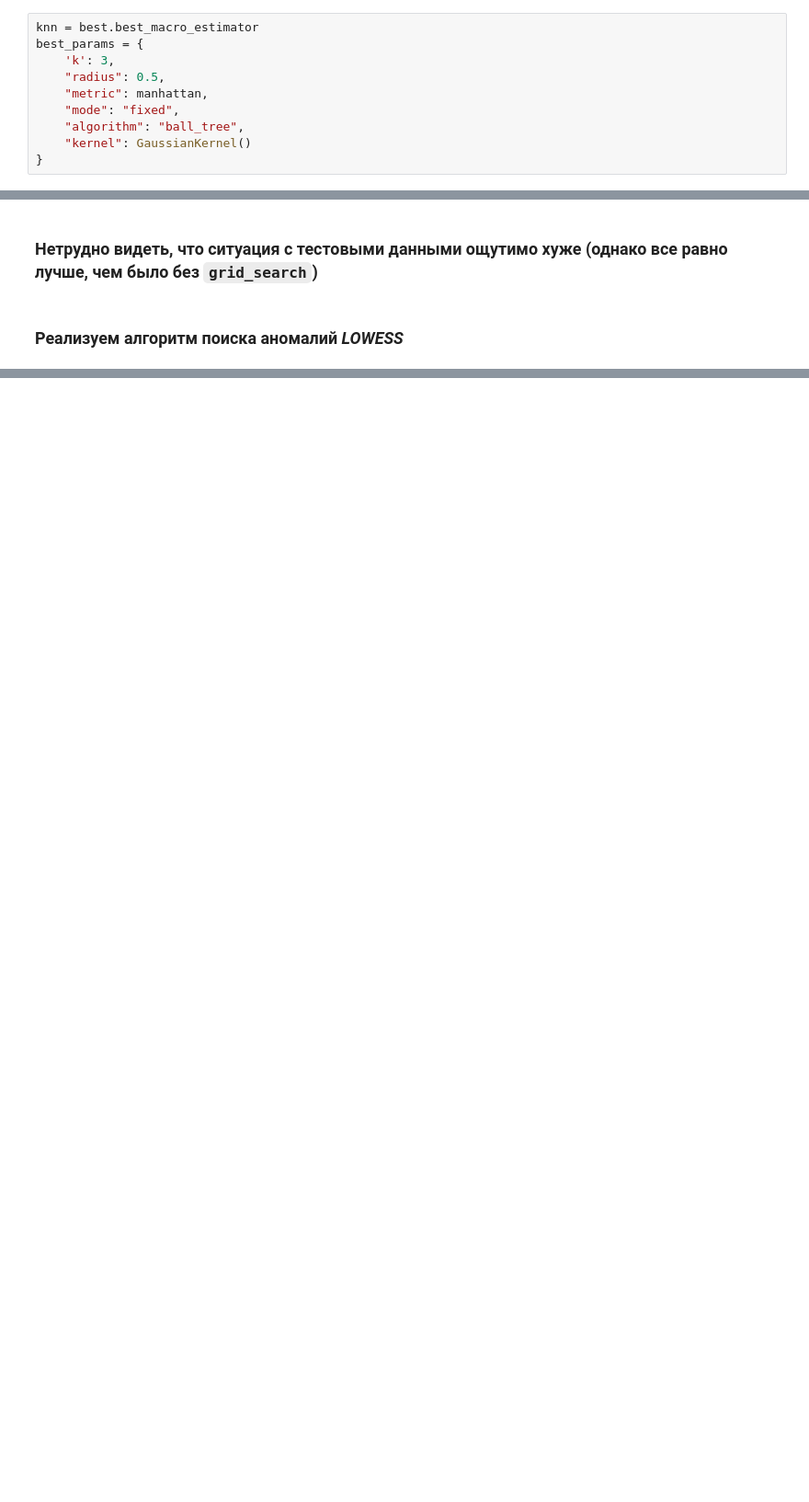
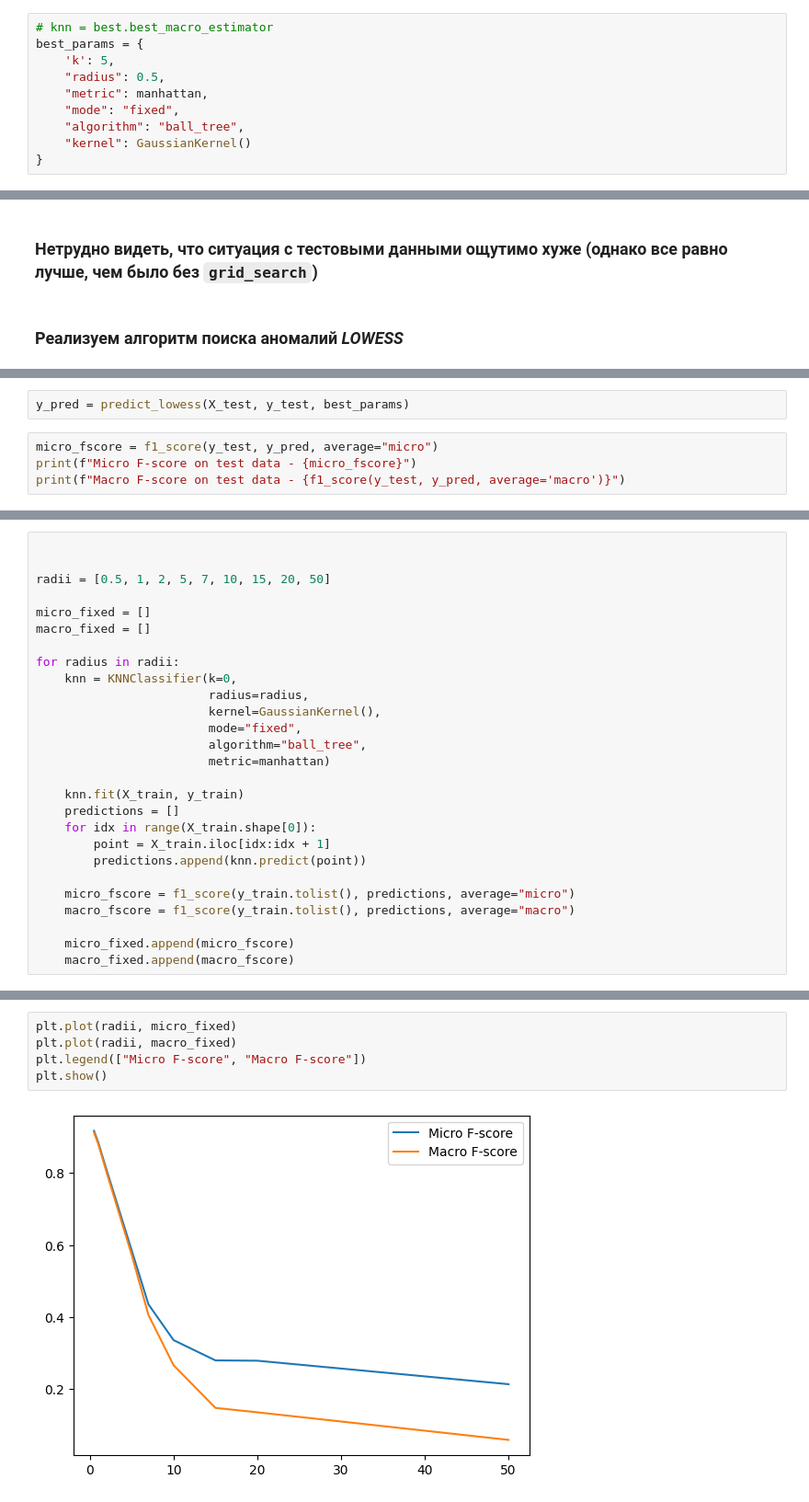
Before and after one commit to awwaw/data_analysis_dataset, a Jupyter notebook: KNN/KNN.ipynb, the cells around one changed output, grey strips where cells are left out. Shown: that part at 92% size. Saved outputs shown, nothing was run; the diff lists cells and outputs as text; blank space fills up the shorter version.

Commit message:
LOWESS added + graphs

```diff
--- a/KNN/KNN.ipynb
+++ b/KNN/KNN.ipynb
@@ -437,9 +417,9 @@ Best macro params - {'k': 3, 'radius': 0.5, 'metric': <function manhattan at 0x.
 # %% [markdown]
 #### Этот перебор, к сожалению, работает примерно за 50 минут
 # %%
-knn = best.best_macro_estimator
+# knn = best.best_macro_estimator
 best_params = {
-    'k': 3,
+    'k': 5,
     "radius": 0.5,
     "metric": manhattan,
     "mode": "fixed",
@@ -485,0 +554,6 @@ def predict_lowess(X: pd.DataFrame, y: pd.Series, params: dict, lowess_kernel: K
+# %%
+y_pred = predict_lowess(X_test, y_test, best_params)
+# %%
+micro_fscore = f1_score(y_test, y_pred, average="micro")
+print(f"Micro F-score on test data - {micro_fscore}")
+print(f"Macro F-score on test data - {f1_score(y_test, y_pred, average='macro')}")
@@ -485,0 +570,27 @@ def predict_lowess(X: pd.DataFrame, y: pd.Series, params: dict, lowess_kernel: K
+# %%
+
+
+radii = [0.5, 1, 2, 5, 7, 10, 15, 20, 50]
+
+micro_fixed = []
+macro_fixed = []
+
+for radius in radii:
+    knn = KNNClassifier(k=0,
+                        radius=radius,
+                        kernel=GaussianKernel(),
+                        mode="fixed",
+                        algorithm="ball_tree",
+                        metric=manhattan)
+
+    knn.fit(X_train, y_train)
+    predictions = []
+    for idx in range(X_train.shape[0]):
+        point = X_train.iloc[idx:idx + 1]
+        predictions.append(knn.predict(point))
+
+    micro_fscore = f1_score(y_train.tolist(), predictions, average="micro")
+    macro_fscore = f1_score(y_train.tolist(), predictions, average="macro")
+
+    micro_fixed.append(micro_fscore)
+    macro_fixed.append(macro_fscore)
@@ -485,0 +600,7 @@ def predict_lowess(X: pd.DataFrame, y: pd.Series, params: dict, lowess_kernel: K
+# %%
+plt.plot(radii, micro_fixed)
+plt.plot(radii, macro_fixed)
+plt.legend(["Micro F-score", "Macro F-score"])
+plt.show()
+# %% [output]
+[figure, added]
```
Also changed, not shown: parts of 24 cells of this notebook.
